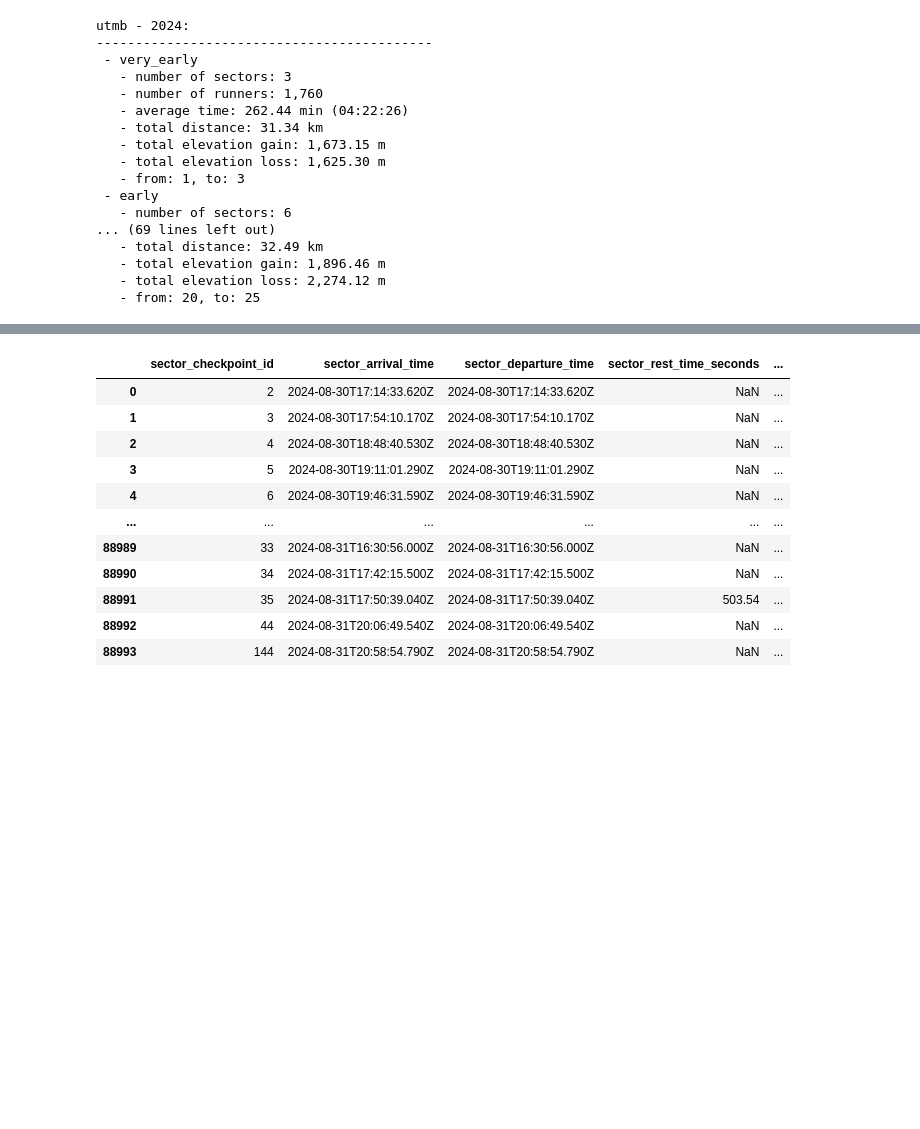
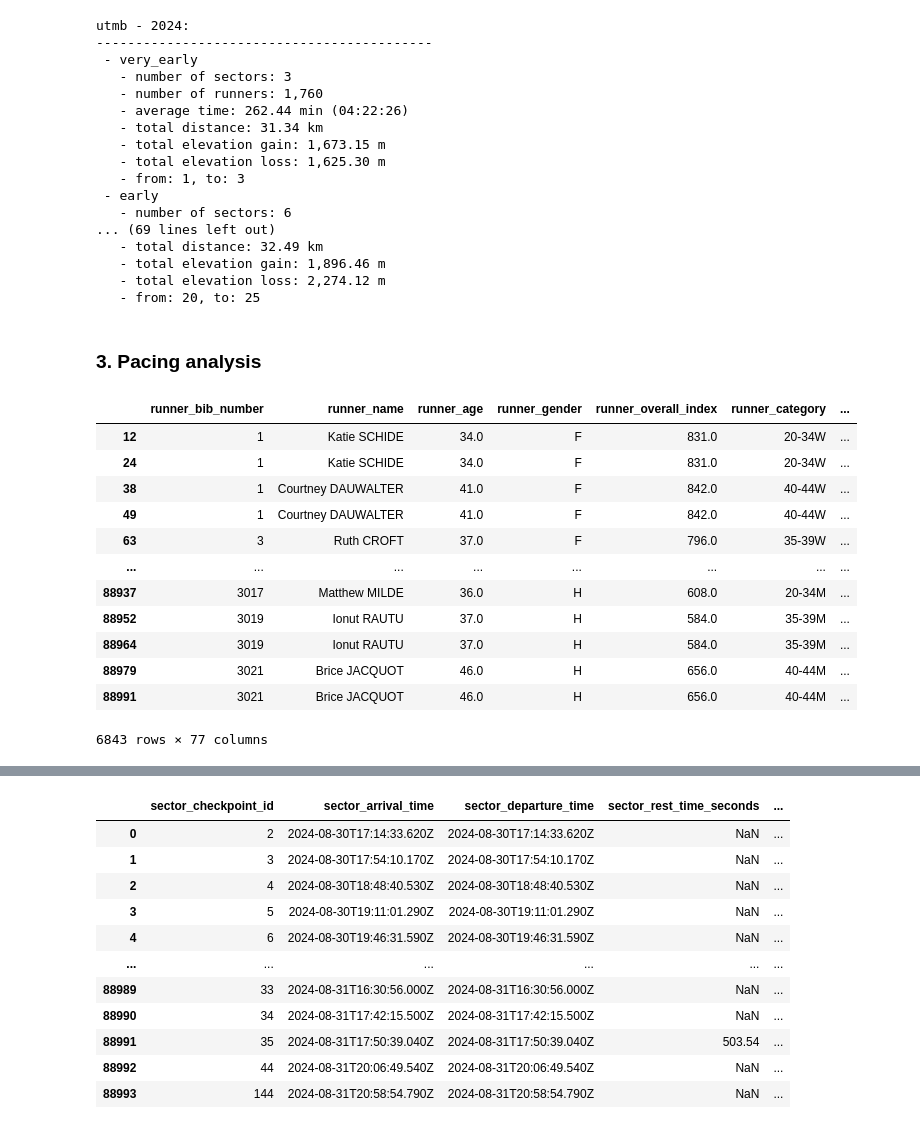
Before and after one commit to 1312Bravo/Path-To-UTMB, a Jupyter notebook: pacing_strategy/research.ipynb, the cells around one changed output, grey strips where cells are left out. Cells and saved outputs as stored; diff of their text form; code cells hidden in the pictures; blank space fills up the shorter version.

```diff
--- a/pacing_strategy/research.ipynb
+++ b/pacing_strategy/research.ipynb
@@ -374,9 +374,17 @@ runner_race_sector_data_df = (
         ),
     )
     .assign(
-        # Sector distance [km]
+        # Runner-level sector distance estimate [km]
+        sector_distance_km_runner_estimate = lambda df: (
+            df["sector_time_moving_min"]
+            / df["sector_pace_min_per_km"]
+        ),
+        # Sector distance [km]: median estimate within race/year/sector
         sector_distance_km = lambda df: (
-            df["sector_time_moving_min"] / df["sector_pace_min_per_km"]
+            df.groupby(
+                ["race_id", "year", "sector_checkpoint_id"]
+            )["sector_distance_km_runner_estimate"]
+            .transform("median")
         ),
         # Cumulative sector distance [km] within runner
         cumulative_sector_distance_km = lambda df: (
@@ -407,7 +415,7 @@ runner_race_sector_data_df = (
          # Relative cumulative sector distance [%]
         relative_cumulative_sector_distance = lambda df: (
             df["cumulative_sector_distance_km"] / df["total_distance_km"]
-        ),
+        ).clip(lower = 0, upper = 1),
     )
 )
 
@@ -531,10 +539,10 @@ runner_race_sector_data_df = (
         # Relative cumulative sector gain & loss [%]
         relative_cumulative_sector_gain = lambda df: (
             df["cumulative_sector_elevation_gain_m"] / df["total_elevation_gain_m"]
-        ),
+        ).clip(lower = 0, upper = 1),
         relative_cumulative_sector_loss = lambda df: (
             df["cumulative_sector_elevation_loss_m"] / df["total_elevation_loss_m"]
-        ),
+        ).clip(lower = 0, upper = 1),
     )
 )
 
@@ -547,13 +555,13 @@ runner_race_sector_data_df = (
             df["cumulative_sector_elevation_gain_m"]
             / df.groupby("runner_id")["cumulative_sector_elevation_gain_m"].transform("max"),
             np.nan,
-        ),
+        ).clip(lower = 0, upper = 1),
         relative_cumulative_sector_loss = lambda df: np.where(
             df["runner_is_finisher"] == 1,
             df["cumulative_sector_elevation_loss_m"]
             / df.groupby("runner_id")["cumulative_sector_elevation_loss_m"].transform("max"),
             np.nan,
-        ),
+        ).clip(lower = 0, upper = 1),
     )
 )
 
@@ -1505,3 +1513,21 @@ utmb - 2024:
    - total elevation gain: 1,896.46 m
    - total elevation loss: 2,274.12 m
    - from: 20, to: 25
+# %% [markdown]
+### 3. Pacing analysis
+# %%
+runner_race_sector_data_finisher_df.query("sector_distance_km.isnull()")
+# %% [output]
+|  | runner_bib_number | runner_name | runner_age | runner_gender | runner_overall_index | runner_category | ... |
+| 12 | 1 | Katie SCHIDE | 34.0 | F | 831.0 | 20-34W | ... |
+| 24 | 1 | Katie SCHIDE | 34.0 | F | 831.0 | 20-34W | ... |
+| 38 | 1 | Courtney DAUWALTER | 41.0 | F | 842.0 | 40-44W | ... |
+| 49 | 1 | Courtney DAUWALTER | 41.0 | F | 842.0 | 40-44W | ... |
+| 63 | 3 | Ruth CROFT | 37.0 | F | 796.0 | 35-39W | ... |
+| ... | ... | ... | ... | ... | ... | ... | ... |
+| 88937 | 3017 | Matthew MILDE | 36.0 | H | 608.0 | 20-34M | ... |
+| 88952 | 3019 | Ionut RAUTU | 37.0 | H | 584.0 | 35-39M | ... |
+| 88964 | 3019 | Ionut RAUTU | 37.0 | H | 584.0 | 35-39M | ... |
+| 88979 | 3021 | Brice JACQUOT | 46.0 | H | 656.0 | 40-44M | ... |
+| 88991 | 3021 | Brice JACQUOT | 46.0 | H | 656.0 | 40-44M | ... |
+6843 rows × 77 columns
```
Also changed, not shown: parts of 3 cells of this notebook, 1 other file.
